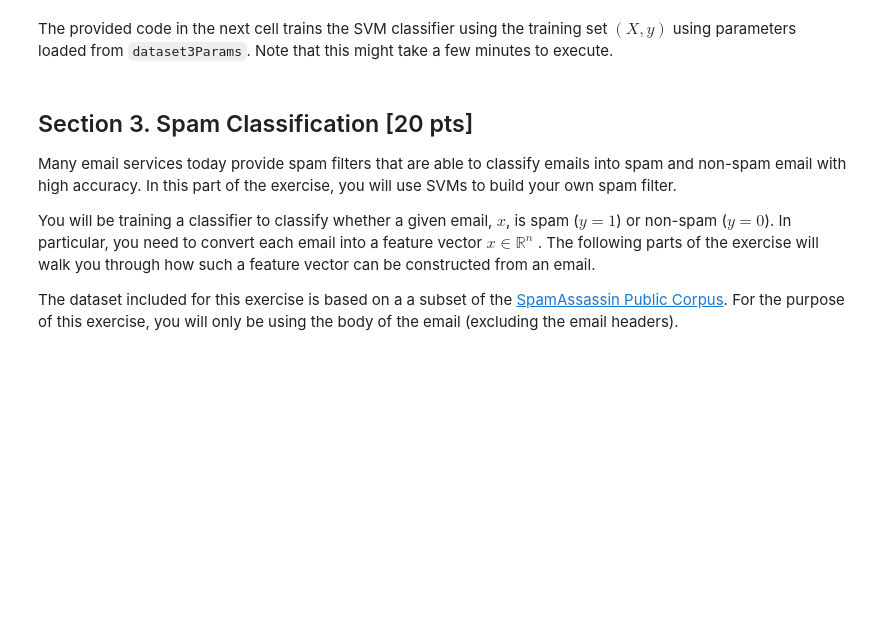
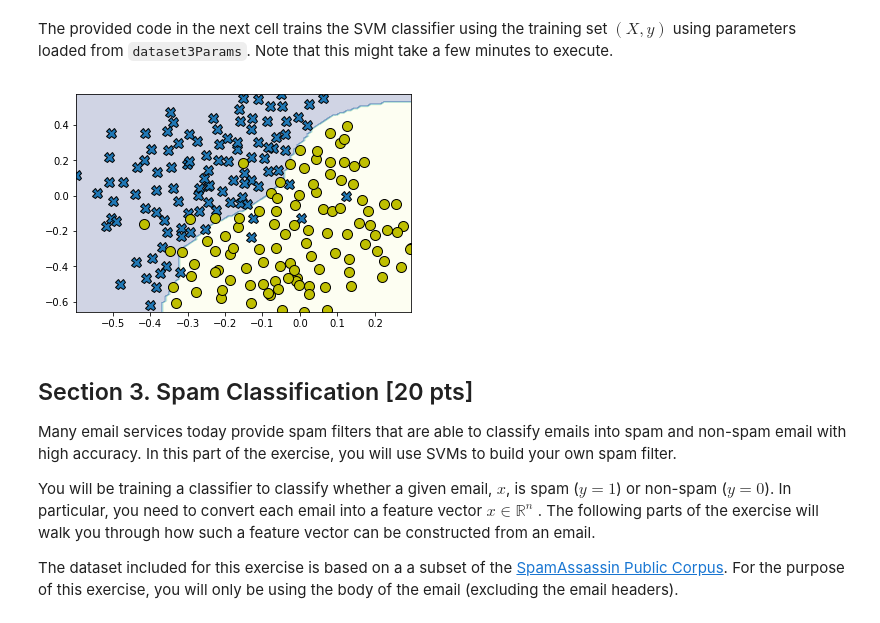
Before and after one commit to fredya/CS5824, a Jupyter notebook: hw2/ECE-CS 5424 Assignment 2.ipynb, the cells around one changed output. Saved outputs shown, nothing was run; the diff lists cells and outputs as text; code cells hidden in the pictures; blank space fills up the shorter version.

```diff
--- a/hw2/ECE-CS 5424 Assignment 2.ipynb
+++ b/hw2/ECE-CS 5424 Assignment 2.ipynb
@@ -265,6 +273,12 @@ def gaussian_kernel(x, l, sigma=2.0):
     # TODO:                                                                        #
     # Implement your gaussian kernel.                                              #
     ################################################################################
+    m,n = x.shape
+    k,_ = l.shape
+    x_square = np.square(x).dot( np.ones((n, k)))
+    l_square = np.transpose( np.square(l).dot( np.ones((n, m))))
+    two_x_l = 2 * x.dot( np.transpose(l))
+    f = np.exp( -1 * (x_square + l_square - two_x_l) / 2 / np.square(sigma))
 
 
     ################################################################################
@@ -416,6 +439,14 @@ def search_hyperparam(X_train, y_train, X_val, y_val, Cs, sigmas):
             # TODO:                                                                        #
             # Perform cross validation to find the best value of C and sigma.              #
             ################################################################################
+            model = SVC(C=C, kernel=kernel_function)
+            model.fit(X_train, y_train)
+            y_pred = model.predict(X_val)
+            accuracy = evaluate_accuracy(y_val, y_pred)
+            if (accuracy > best_accuracy):
+                best_accuracy = accuracy
+                best_C = C
+                best_sigma = sigma
 
             ################################################################################
             #                                 END OF YOUR CODE                             #
@@ -426,24 +457,28 @@ The provided code in the next cell trains the SVM classifier using the training
 # %%
 # Try different SVM Parameters here
 ################################################################################
 # TODO:                                                                        #
 # Implement search_hyperparam to search over different combinations of C and   #
 # sigma and print out the best C, best sigma, and best accuracy.               #
 # You should be able to get an accuracy higher than 0.9. Note that the best    #
 # parameters are not unique.                                                   #
 ################################################################################
-
+Cs = [0.01, 0.03, 0.1, 0.3, 1, 3, 10, 30]
+sigmas = [0.01, 0.03, 0.1, 0.3, 1, 3, 10, 30]
+best_C, best_sigma, best_accuracy = search_hyperparam(X_train, y_train, X_val, y_val, Cs, sigmas)
 
 ################################################################################
 #                                 END OF YOUR CODE                             #
 ################################################################################
 
 # Train the model again with your best parameters.
 kernel_function = kernel_wrapper(gaussian_kernel, sigma=best_sigma)
 model = SVC(C=best_C, kernel=kernel_function)
 model.fit(X_train, y_train)
 
 plot_nonlinear_boundary(X_train, y_train, model)
+# %% [output]
+[figure, added]
 # %% [markdown]
 <a id="section3"></a>
 ## Section 3. Spam Classification [20 pts]
```
Also changed, not shown: parts of 15 cells of this notebook, 1 other file.
